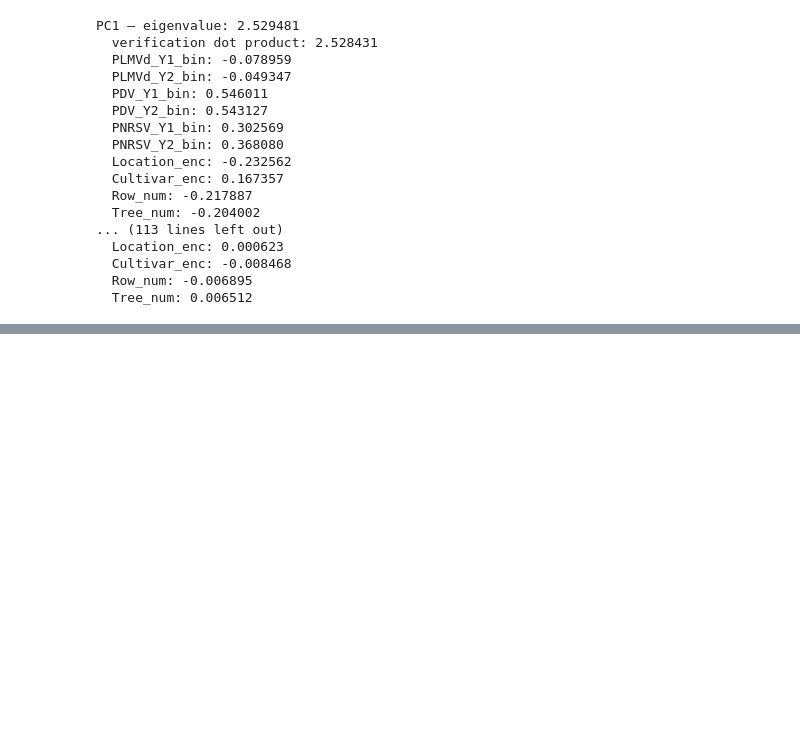
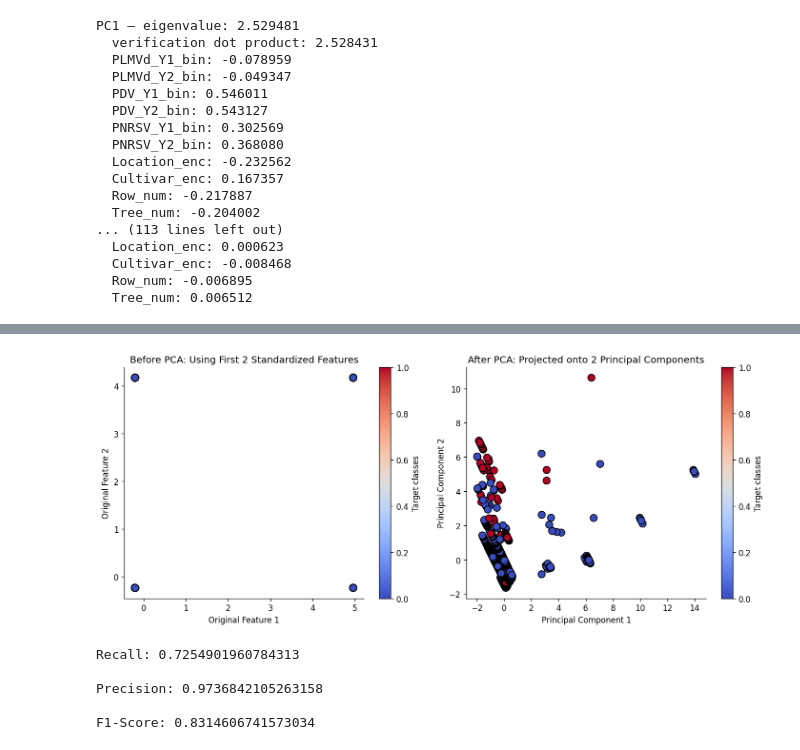
Before and after one commit to emmaabraham04/S26-CPSC4300-Final-Project, a Jupyter notebook: test.ipynb, the cells around one changed output, grey strips where cells are left out. Drawn from its saved outputs; the diff is of its cells as text; code cells hidden in the pictures; blank space fills up the shorter version.

```diff
--- a/test.ipynb
+++ b/test.ipynb
@@ -163,0 +187,43 @@ PC1 — eigenvalue: 2.529481
+# %%
+y_numeric = pd.factorize(y)[0]
+
+plt.figure(figsize=(12, 5))
+
+plt.subplot(1, 2, 1)
+plt.scatter(X[:, 0], X[:, 1], c=y_numeric, cmap='coolwarm', edgecolor='k', s=80)
+plt.xlabel('Original Feature 1')
+plt.ylabel('Original Feature 2')
+plt.title('Before PCA: Using First 2 Standardized Features')
+plt.colorbar(label='Target classes')
+
+plt.subplot(1, 2, 2)
+plt.scatter(X_transformed[:, 0], X_transformed[:, 1], c=y_numeric, cmap='coolwarm', edgecolor='k', s=80)
+plt.xlabel('Principal Component 1')
+plt.ylabel('Principal Component 2')
+plt.title('After PCA: Projected onto 2 Principal Components')
+plt.colorbar(label='Target classes')
+
+plt.tight_layout()
+plt.show()
+# %% [output]
+[figure, added]
+# %%
+# Compute Recall
+r_data = recall_score(y_test, y_pred)
+
+# Compute Precision
+p_data = precision_score(y_test, y_pred)
+
+# Compute F1-Score
+f1 = f1_score(y_test, y_pred)
+
+# Print results
+print("Recall:", r_data, "\n")
+print("Precision:", p_data, "\n")
+print("F1-Score:", f1, "\n")
+# %% [output]
+Recall: 0.7254901960784313
+
+Precision: 0.9736842105263158
+
+F1-Score: 0.8314606741573034
```
Also changed, not shown: parts of 3 cells of this notebook.
